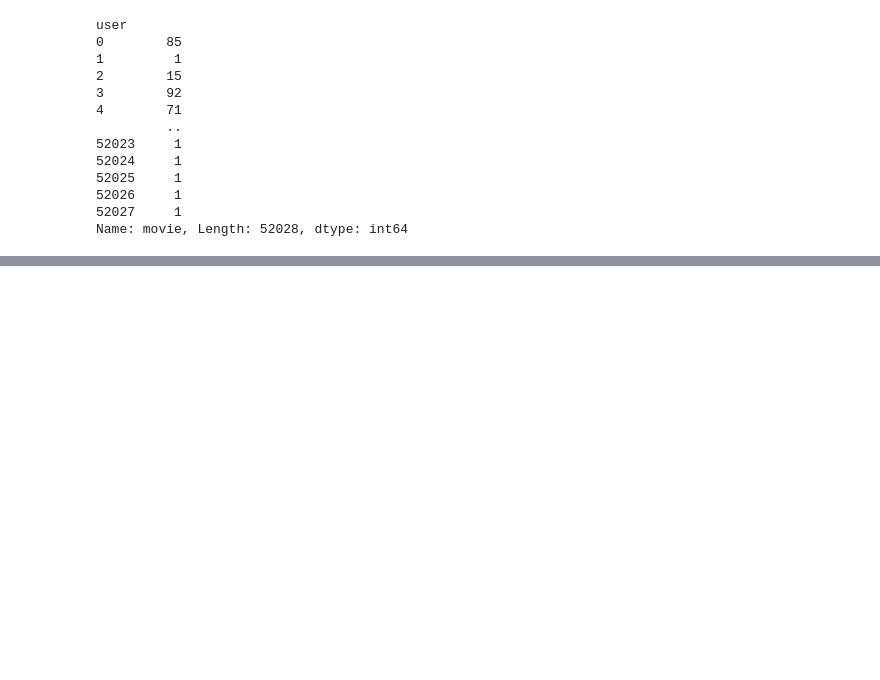
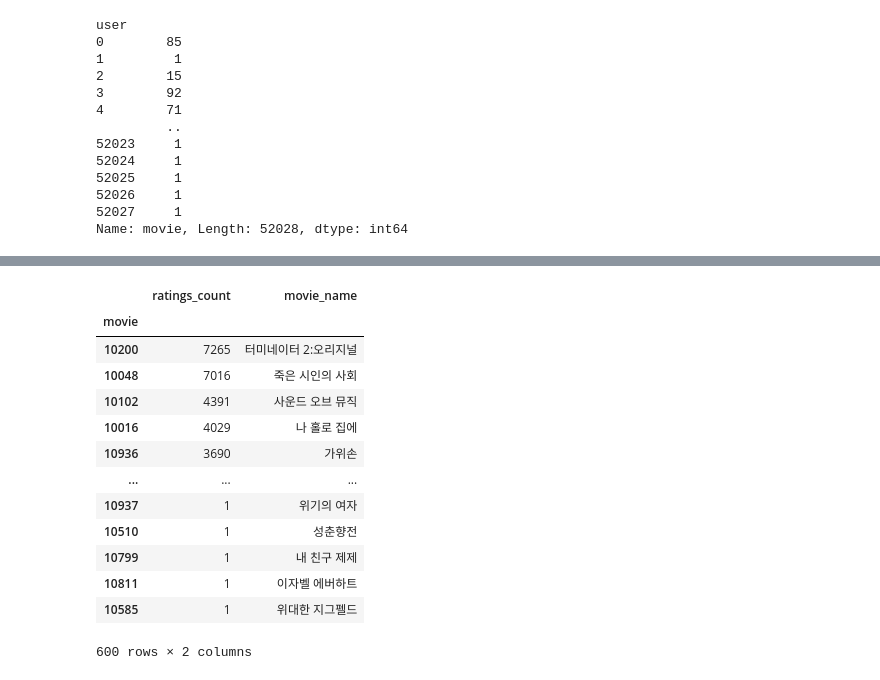
Before and after one commit to Vaycold/Vaycold, a Jupyter notebook: Recommend_Algorithm/#7.딥러닝과_추천알고리즘,_영화_데이터셋_비교.ipynb, the cells around one changed output, grey strips where cells are left out. Cells and saved outputs as stored; diff of their text form; code cells hidden in the pictures; blank space fills up the shorter version.

```diff
--- a/Recommend_Algorithm/#7.딥러닝과_추천알고리즘,_영화_데이터셋_비교.ipynb
+++ b/Recommend_Algorithm/#7.딥러닝과_추천알고리즘,_영화_데이터셋_비교.ipynb
@@ -460,0 +550,4 @@ Name: movie, Length: 52028, dtype: int64
+# %%
+df = pd.DataFrame({
+    'ratings_count' : rates_df.groupby('movie')['user'].count(),
+})
@@ -460,0 +579,2 @@ Name: movie, Length: 52028, dtype: int64
+# %%
+df['movie_name'] = df.apply(lambda x : movies_df.title.loc[x.index])
@@ -460,0 +591,17 @@ Name: movie, Length: 52028, dtype: int64
+# %%
+df.sort_values(by='ratings_count', ascending=False)
+# %% [output]
+|  | ratings_count | movie_name |
+| movie |  |  |
+| 10200 | 7265 | 터미네이터 2:오리지널 |
+| 10048 | 7016 | 죽은 시인의 사회 |
+| 10102 | 4391 | 사운드 오브 뮤직 |
+| 10016 | 4029 | 나 홀로 집에 |
+| 10936 | 3690 | 가위손 |
+| ... | ... | ... |
+| 10937 | 1 | 위기의 여자 |
+| 10510 | 1 | 성춘향전 |
+| 10799 | 1 | 내 친구 제제 |
+| 10811 | 1 | 이자벨 에버하트 |
+| 10585 | 1 | 위대한 지그펠드 |
+600 rows × 2 columns
```
Also changed, not shown: parts of 12 cells of this notebook.
